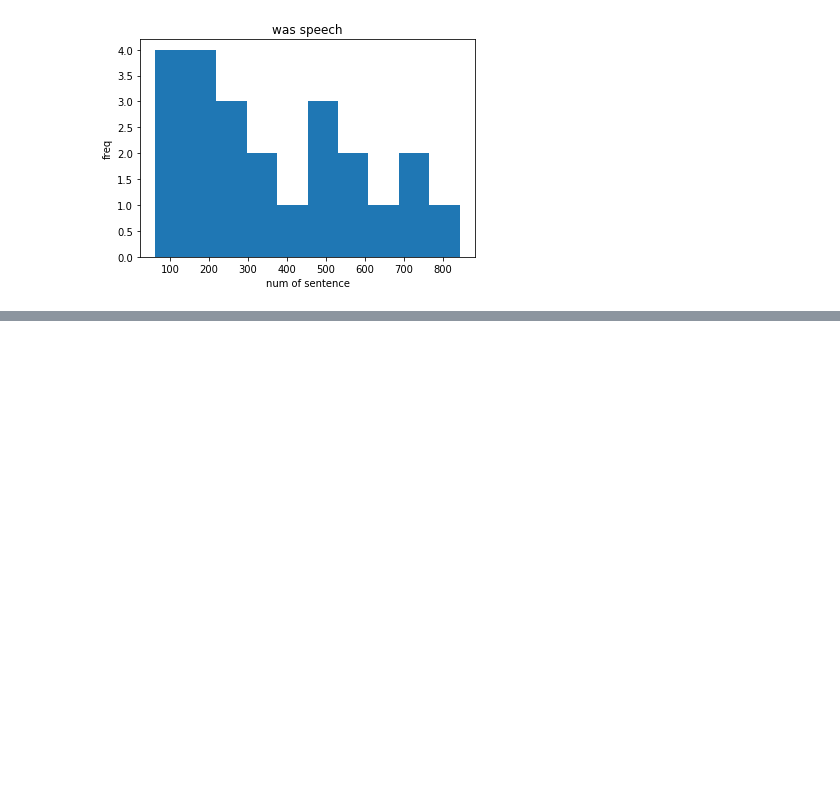
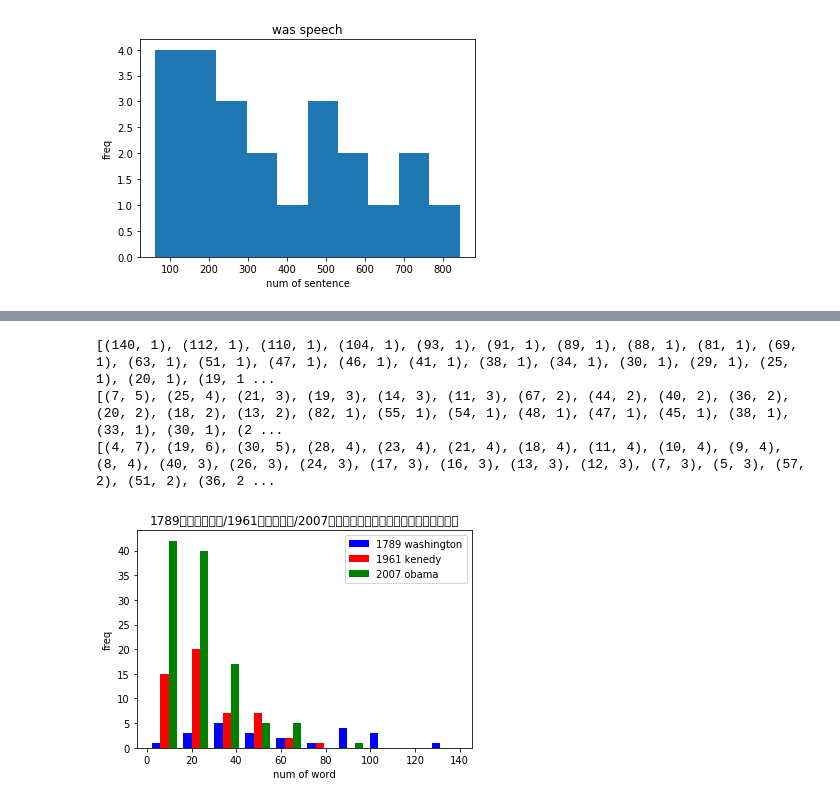
Before and after one commit to leica19/jupyter, a Jupyter notebook: テキストマイニング.ipynb, the cells around one changed output, grey strips where cells are left out. Saved outputs shown, nothing was run; the diff lists cells and outputs as text; code cells hidden in the pictures; blank space fills up the shorter version.

```diff
--- a/テキストマイニング.ipynb
+++ b/テキストマイニング.ipynb
@@ -110,0 +191,36 @@ plt.show()
+# %%
+# -*- coding: utf-8 -*-
+import matplotlib.pyplot as plt
+import numpy as np
+import nltk
+from nltk.corpus import inaugural
+from collections import Counter
+sents_Washington = nltk.tokenize.sent_tokenize(inaugural.raw('1789-Washington.txt'))
+sents_Kennedy= nltk.tokenize.sent_tokenize(inaugural.raw('1961-Kennedy.txt'))
+sents_Obama = nltk.tokenize.sent_tokenize(inaugural.raw('2009-Obama.txt'))
+
+cnt_Washington = Counter(len(sent.split()) for sent in sents_Washington)
+cnt_Kennedy = Counter(len(sent.split()) for sent in sents_Kennedy)
+cnt_Obama = Counter(len(sent.split()) for sent in sents_Obama)
+print(sorted(cnt_Washington.items(), key=lambda x: [x[1], x[0]], reverse=True))
+print(sorted(cnt_Kennedy.items(), key=lambda x: [x[1], x[0]], reverse=True))
+print(sorted(cnt_Obama.items(), key=lambda x: [x[1], x[0]], reverse=True))
+
+nstring_Washington = np.array( [len(sent.split()) for sent in sents_Washington] )
+nstring_Kennedy = np.array( [len(sent.split()) for sent in sents_Kennedy] )
+nstring_Obama = np.array( [len(sent.split()) for sent in sents_Obama] )
+
+plt.hist([nstring_Washington, nstring_Kennedy, nstring_Obama],
+          color=['blue', 'red', 'green'],
+          label=['1789 washington', '1961 kenedy', '2007 obama'])
+plt.title('1789年ワシントン/1961年ケネディ/2007年オバマ就任演説の文ごとの単語数分布')
+
+plt.xlabel('num of word')
+plt.ylabel('freq')
+plt.legend()
+plt.show()
+# %% [output]
+[(140, 1), (112, 1), (110, 1), (104, 1), (93, 1), (91, 1), (89, 1), (88, 1), (81, 1), (69, 1), (63, 1), (51, 1), (47, 1), (46, 1), (41, 1), (38, 1), (34, 1), (30, 1), (29, 1), (25, 1), (20, 1), (19, 1 ...
+[(7, 5), (25, 4), (21, 3), (19, 3), (14, 3), (11, 3), (67, 2), (44, 2), (40, 2), (36, 2), (20, 2), (18, 2), (13, 2), (82, 1), (55, 1), (54, 1), (48, 1), (47, 1), (45, 1), (38, 1), (33, 1), (30, 1), (2 ...
+[(4, 7), (19, 6), (30, 5), (28, 4), (23, 4), (21, 4), (18, 4), (11, 4), (10, 4), (9, 4), (8, 4), (40, 3), (26, 3), (24, 3), (17, 3), (16, 3), (13, 3), (12, 3), (7, 3), (5, 3), (57, 2), (51, 2), (36, 2 ...
+[figure, added]
```
Also changed, not shown: parts of 5 cells of this notebook.
